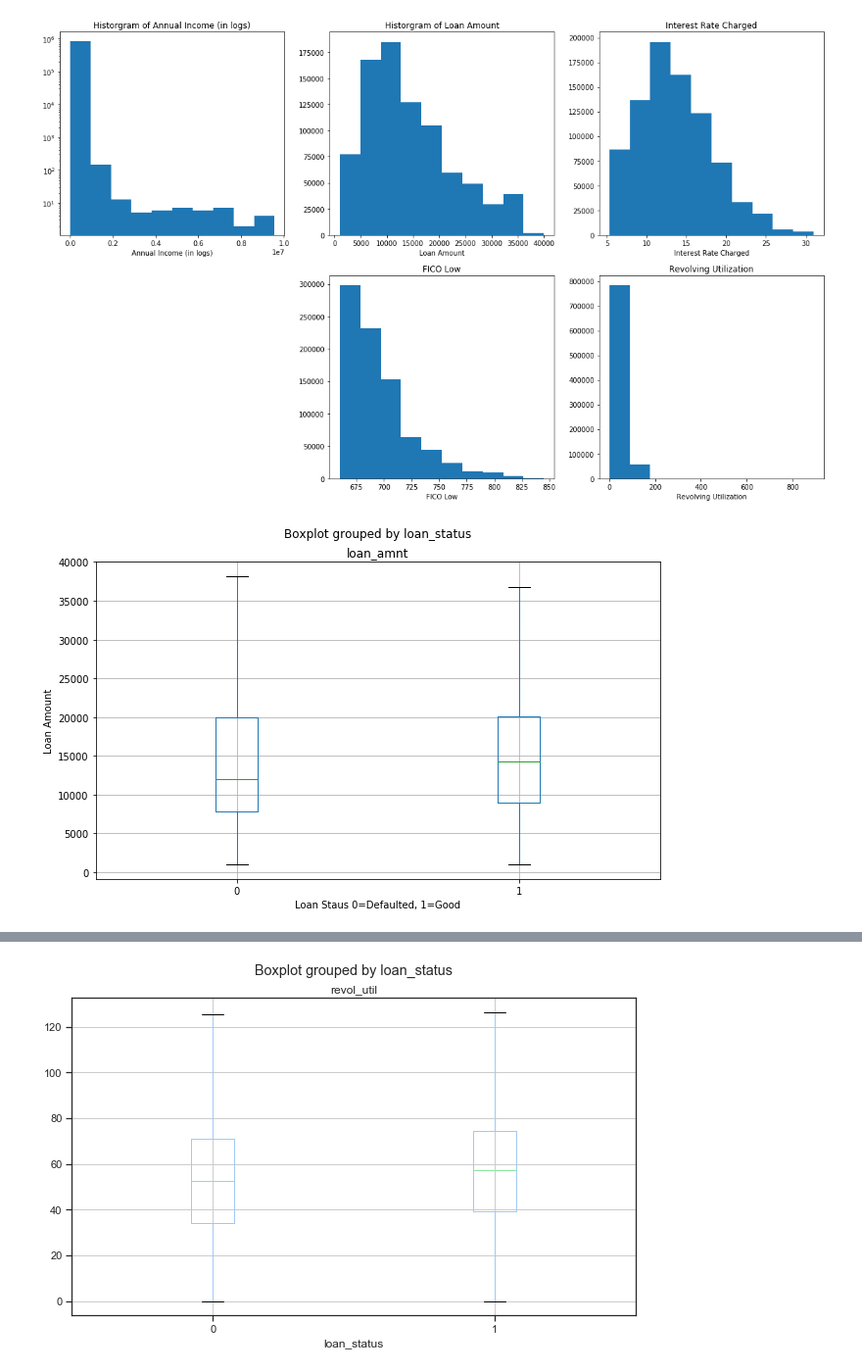
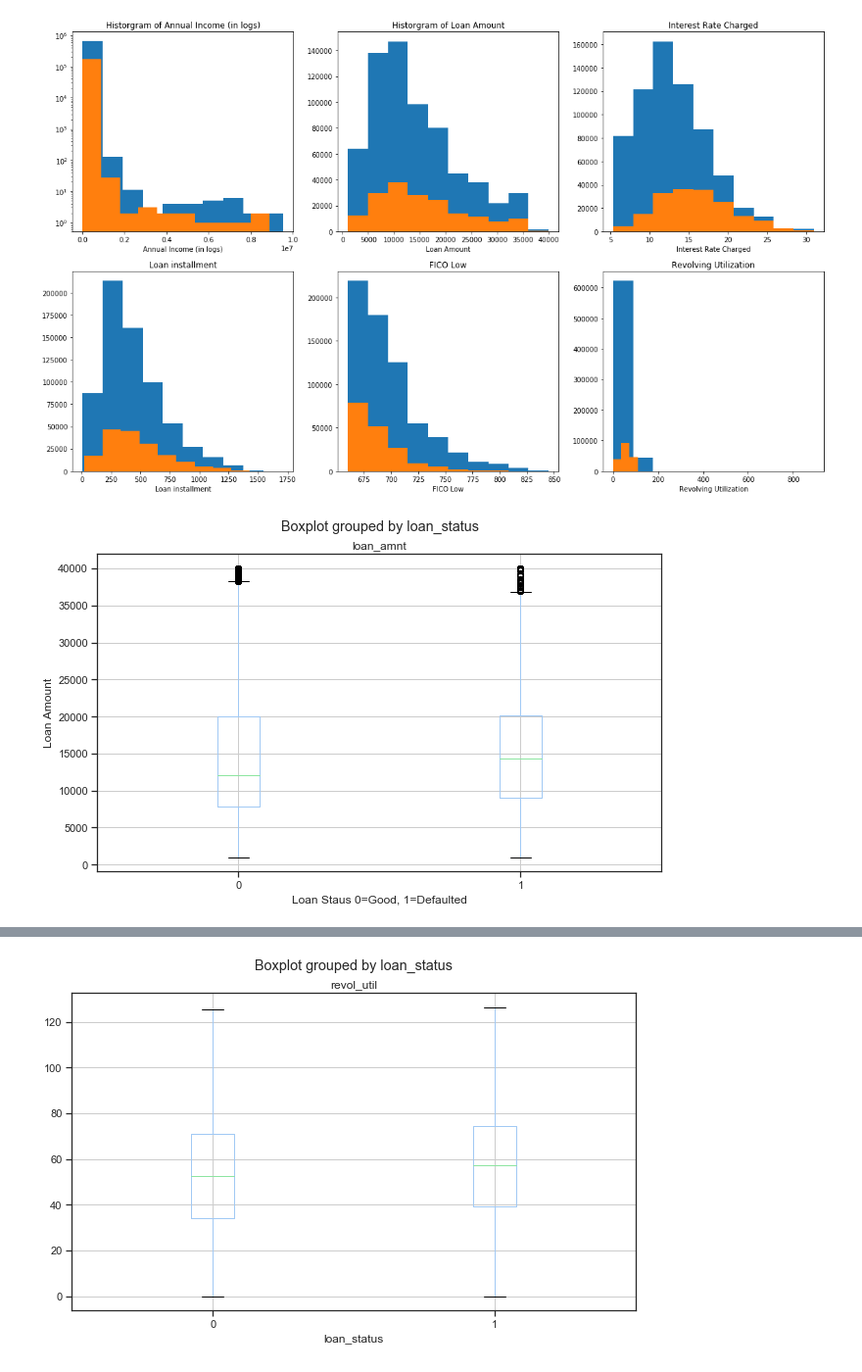
Before and after one commit to pvci/LendingClub, a Jupyter notebook: code/Analysis_Cleaning.ipynb, the cells around one changed output, grey strips where cells are left out. Shown at 98% size. Saved outputs shown, nothing was run; the diff lists cells and outputs as text; code cells hidden in the pictures.

```diff
--- a/code/Analysis_Cleaning.ipynb
+++ b/code/Analysis_Cleaning.ipynb
@@ -103,39 +107,53 @@ Wall time: 1min 9s
 # %%
 #fig, ax = plt.subplots(2,2, figsize=(20,20))
 #sns.distplot(np.log(df_all.annual_inc))
 plt.figure(figsize=(20,12))
 
 plt.subplot(2,3,1)
-plt.hist(df_all.annual_inc, log=True)
+plt.hist(df_all.annual_inc[df_all.loan_status == 0], log=True)
+plt.hist(df_all.annual_inc[df_all.loan_status == 1], log=True)
+
 plt.xlabel("Annual Income (in logs)")
 plt.title("Historgram of Annual Income (in logs)")
 
 plt.subplot(2,3,2)
-plt.hist(df_all.loan_amnt)
+plt.hist(df_all.loan_amnt[df_all.loan_status == 0])
+plt.hist(df_all.loan_amnt[df_all.loan_status == 1])
+
 plt.xlabel("Loan Amount")
 plt.title("Historgram of Loan Amount")
 
 plt.subplot(2,3,3)
-plt.hist(df_all.int_rate)
+plt.hist(df_all.int_rate[df_all.loan_status == 0])
+plt.hist(df_all.int_rate[df_all.loan_status == 1])
 plt.xlabel("Interest Rate Charged")
 plt.title("Interest Rate Charged")
 
+plt.subplot(2,3,4)
+plt.hist(df_all.installment[df_all.loan_status == 0])
+plt.hist(df_all.installment[df_all.loan_status == 1])
+plt.xlabel("Loan installment")
+plt.title("Loan installment")
+
+
 plt.subplot(2,3,5)
-plt.hist(df_all.fico_range_low)
+plt.hist(df_all.fico_range_low[df_all.loan_status == 0])
+plt.hist(df_all.fico_range_low[df_all.loan_status == 1])
 plt.xlabel("FICO Low")
 plt.title("FICO Low")
 
 plt.subplot(2,3,6)
-plt.hist(df_all.revol_util)
+plt.hist(df_all.revol_util[df_all.loan_status == 0])
+plt.hist(df_all.revol_util[df_all.loan_status == 1])
 plt.xlabel("Revolving Utilization")
 plt.title("Revolving Utilization")
 
 plt.show()
 # %% [output]
-[figure, old version]
+[figure, new version]
 # %%
-df_all.boxplot('loan_amnt', 'loan_status', figsize=(10,6), showfliers=False)
-_ = plt.xlabel("Loan Staus 0=Defaulted, 1=Good")
+df_all.boxplot('loan_amnt', 'loan_status', figsize=(10,6))#, showfliers=False)
+_ = plt.xlabel("Loan Staus 0=Good, 1=Defaulted")
 _ = plt.ylabel("Loan Amount")
 # %% [output]
-[figure, old version]
+[figure, new version]
```
Also changed, not shown: parts of 18 cells of this notebook, 2 other files.
